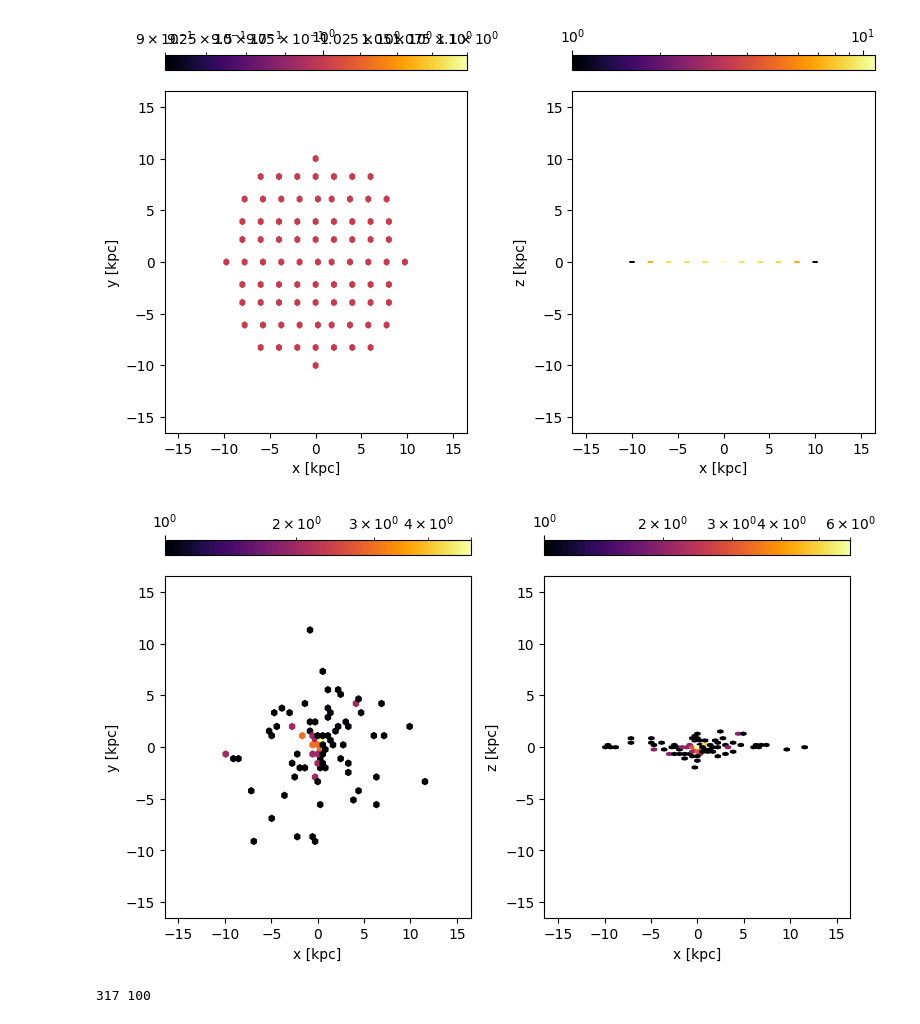
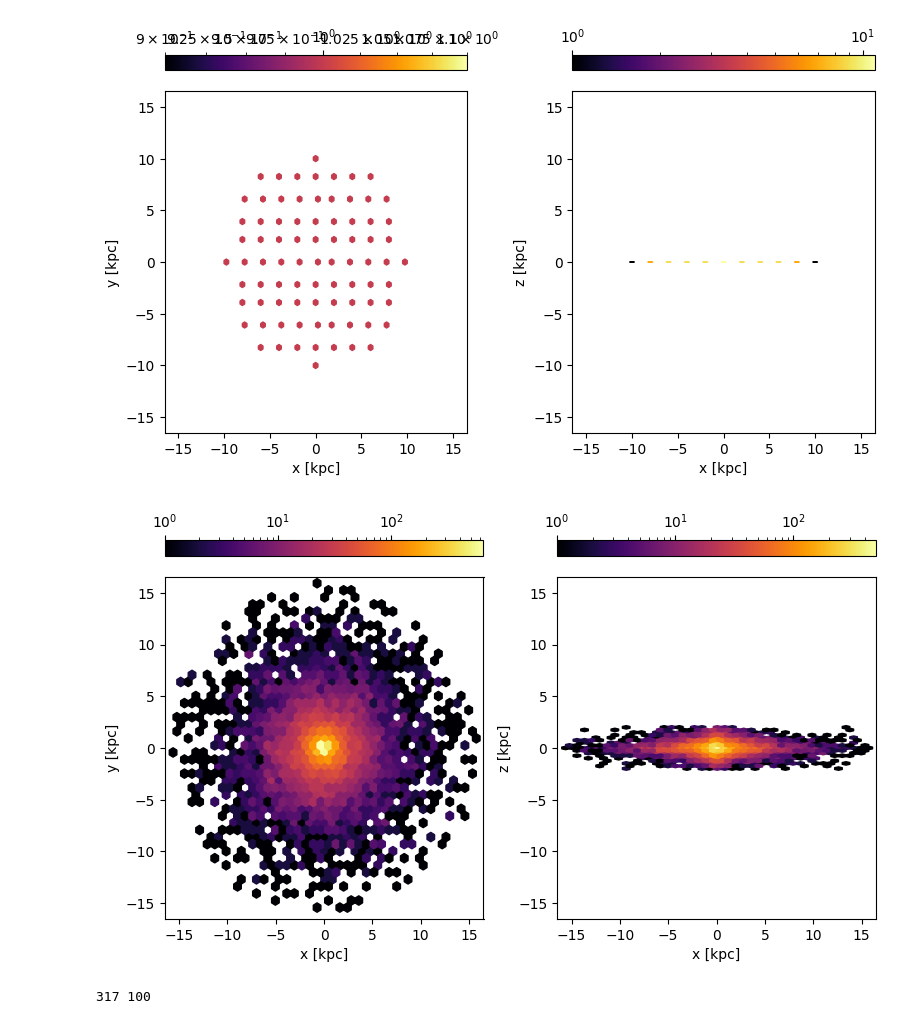
Before and after one commit to HSouch/galarp, a Jupyter notebook: paper/0-4-BetterParticles.ipynb, the cells around one changed output. Cells and saved outputs as stored; diff of their text form; code cells hidden in the pictures.

```diff
--- a/paper/0-4-BetterParticles.ipynb
+++ b/paper/0-4-BetterParticles.ipynb
@@ -114,35 +114,35 @@ class HernquistDistribution(ParticleDistribution):
 
         self.n_0 = 1 / (2 * np.pi * R_s**3)
 
         self.generate()
 
     def generate(self, **kwargs):
         max_tries = kwargs.get("max_tries", 1000)
         for p_i in range(self.n_particles):
             good = False
             while not good:
                 rand_R = np.random.uniform(0, self.Rmax)
                 p = self.n_0 / ((rand_R / self.R_s) * (1 + rand_R / self.R_s)**3)
 
                 if np.random.random() <= p:
                     phi, theta = np.random.uniform(0, 2 * np.pi), np.random.uniform(-np.pi, np.pi)
 
                     self.x.append(rand_R * np.sin(theta) * np.cos(phi))
                     self.y.append(rand_R * np.sin(theta) * np.sin(phi))
                     self.z.append(rand_R * np.cos(theta))
 
                     good = True
 
 pd = PlaneDistribution(spacing=2)
 pd.plot_positions(gridsize=40)
 pd.save_positions("positions_uniform.npy")
 
-ed = ExponentialDistribution(n_particles=100, gen_positions=True)
+ed = ExponentialDistribution(n_particles=10000, gen_positions=True)
 ed.plot_positions(gridsize=40)
 ed.save_positions("positions_exponential.npy")
 # %% [output]
 [figure]
-[figure, old version]
+[figure, new version]
 # %%
 pd_ff = PlaneDistribution.from_file("positions.npy")
 ef_ff = ExponentialDistribution.from_file("positions_exponential.npy")
```
Also changed, not shown: 1 other file.
